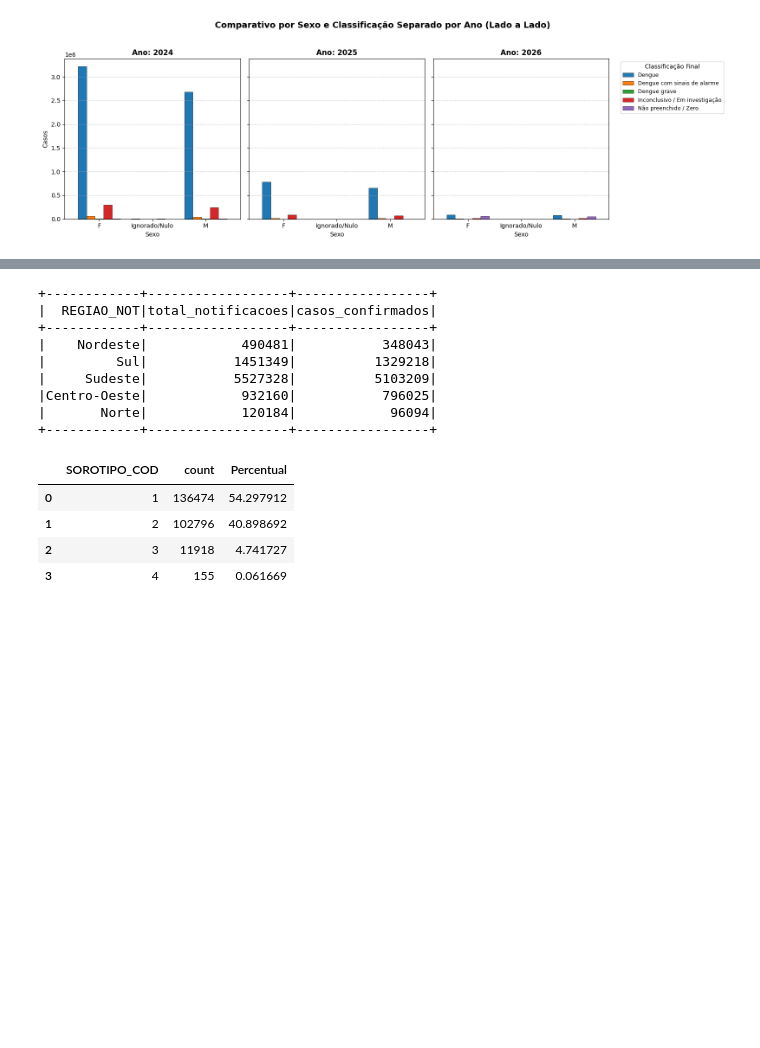
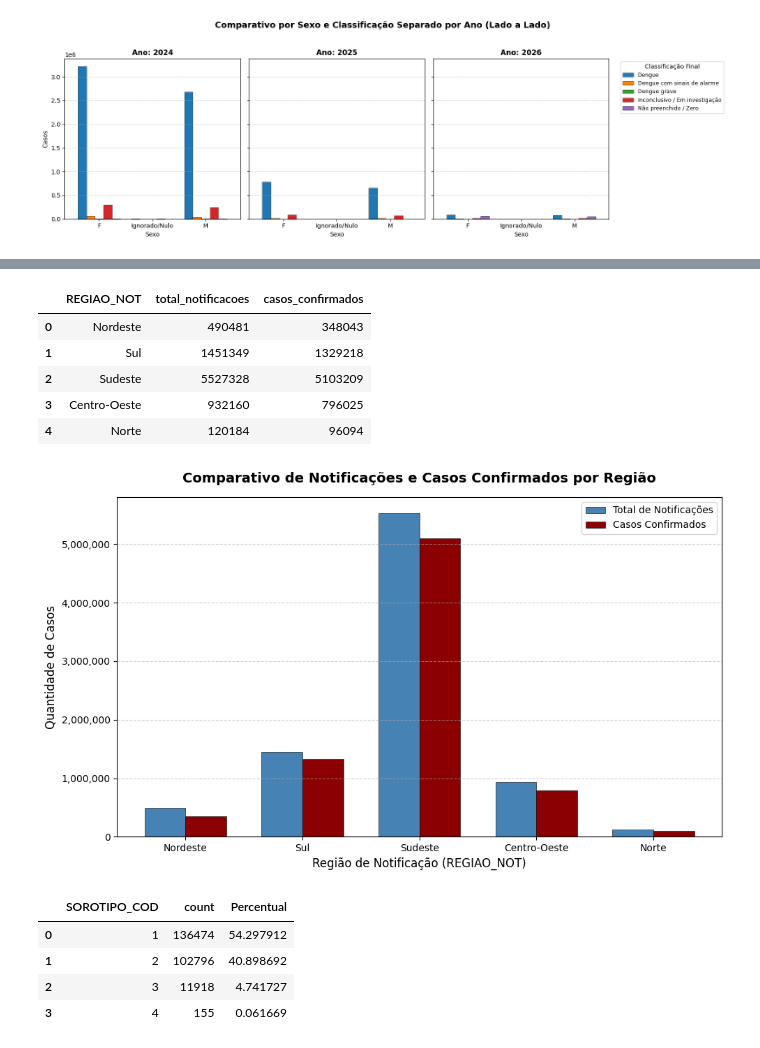
Before and after one commit to LeandroRodriguesCarneiro/pos_graduacao_analise_preparacao_dados, a Jupyter notebook: main.ipynb, the cells around one changed output, grey strips where cells are left out. Saved outputs shown, nothing was run; the diff lists cells and outputs as text; code cells hidden in the pictures; blank space fills up the shorter version.

```diff
--- a/main.ipynb
+++ b/main.ipynb
@@ -684,18 +708,39 @@ df_anos.groupBy('SG_UF_NOT').agg(
 # %%
-df_anos.groupBy('REGIAO_NOT').agg(
+df_regiao = df_anos.groupBy('REGIAO_NOT').agg(
     F.count("*").alias("total_notificacoes"),
     F.sum(F.when(F.col("CLASSI_FIN").isin([10, 11, 12]), 1).otherwise(0)).alias("casos_confirmados")
-).show()
+).toPandas()
+
+display(df_regiao)
+
+fig, ax = plt.subplots(figsize=(10, 6))
+
+x = range(len(df_regiao['REGIAO_NOT']))
+width = 0.35
+
+ax.bar([i - width/2 for i in x], df_regiao['total_notificacoes'], width, label='Total de Notificações', color='steelblue', edgecolor='black', linewidth=0.4)
+ax.bar([i + width/2 for i in x], df_regiao['casos_confirmados'], width, label='Casos Confirmados', color='darkred', edgecolor='black', linewidth=0.4)
+
+ax.set_title('Comparativo de Notificações e Casos Confirmados por Região', fontsize=14, fontweight='bold', pad=15)
+ax.set_xlabel('Região de Notificação (REGIAO_NOT)', fontsize=12)
+ax.set_ylabel('Quantidade de Casos', fontsize=12)
+ax.set_xticks(x)
+ax.set_xticklabels(df_regiao['REGIAO_NOT'], rotation=0)
+ax.legend(fontsize=10)
+
+ax.grid(axis='y', linestyle='--', alpha=0.6)
+ax.yaxis.set_major_formatter(plt.FuncFormatter(lambda x, loc: f"{int(x):,}"))
+
+plt.tight_layout()
+plt.show()
 # %% [output]
-+------------+------------------+-----------------+
-|  REGIAO_NOT|total_notificacoes|casos_confirmados|
-+------------+------------------+-----------------+
-|    Nordeste|            490481|           348043|
-|         Sul|           1451349|          1329218|
-|     Sudeste|           5527328|          5103209|
-|Centro-Oeste|            932160|           796025|
-|       Norte|            120184|            96094|
-+------------+------------------+-----------------+
+|  | REGIAO_NOT | total_notificacoes | casos_confirmados |
+| 0 | Nordeste | 490481 | 348043 |
+| 1 | Sul | 1451349 | 1329218 |
+| 2 | Sudeste | 5527328 | 5103209 |
+| 3 | Centro-Oeste | 932160 | 796025 |
+| 4 | Norte | 120184 | 96094 |
+[figure, added]
 # %%
 dados = (
     df.filter(
```
Also changed, not shown: parts of 1 cell of this notebook.
